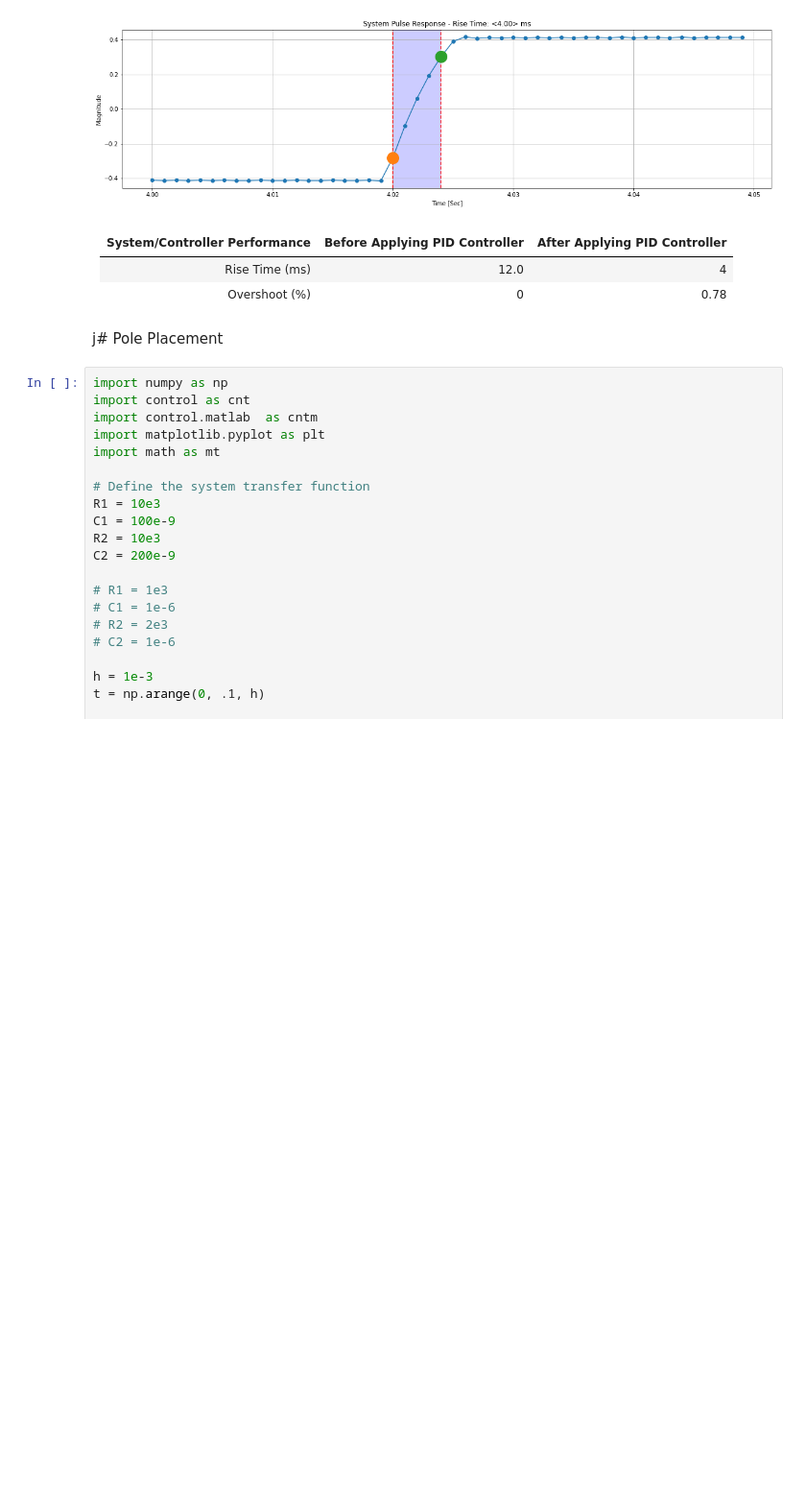
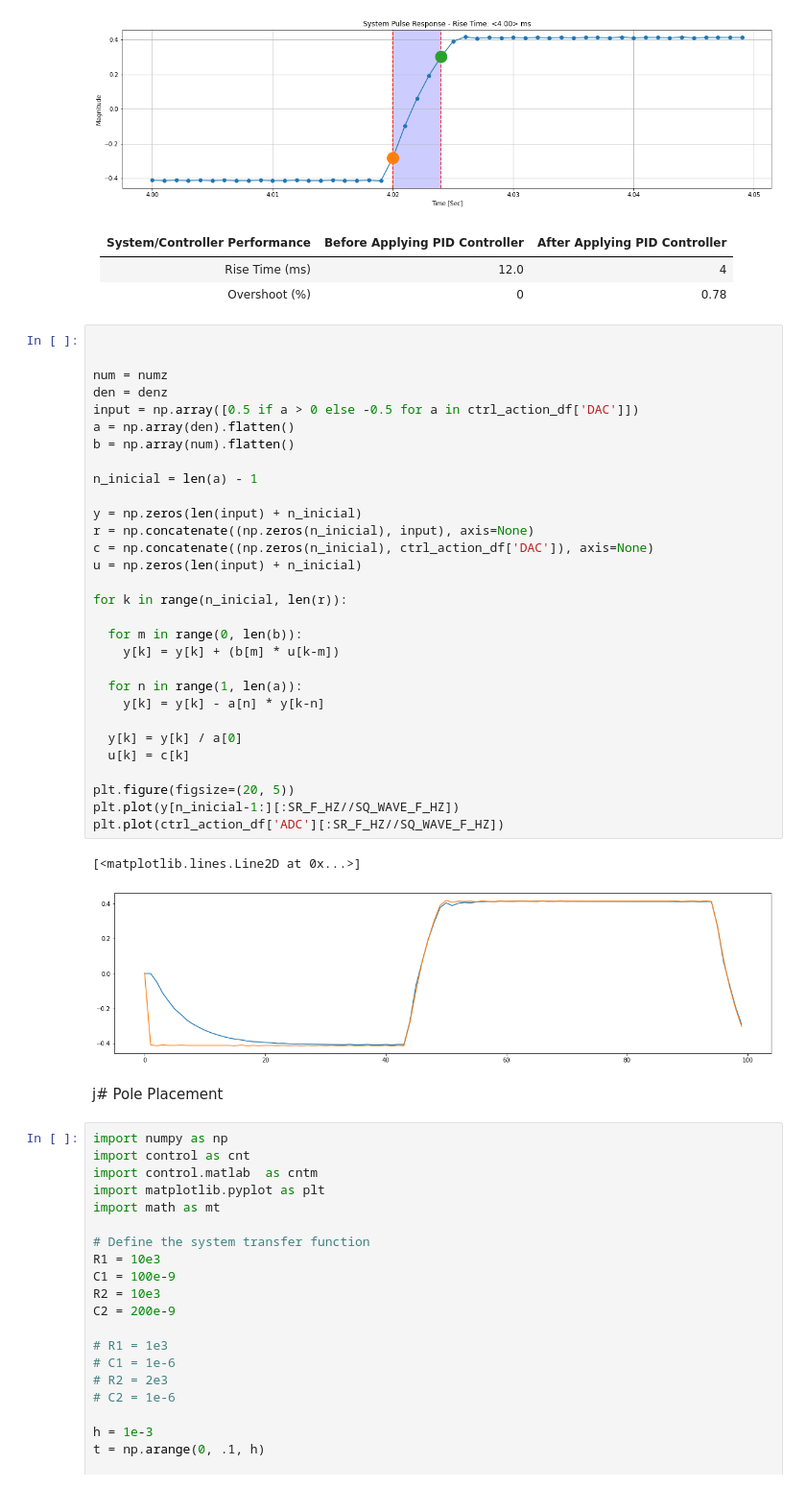
Before and after one commit to lorsi96/System-Identification-Control-for-RCRC-Circuit, a Jupyter notebook: informe.ipynb, the cells around one changed output. Shown at 96% size. Cells and saved outputs as stored; diff of their text form; blank space fills up the shorter version.

```diff
--- a/informe.ipynb
+++ b/informe.ipynb
@@ -511,6 +508,39 @@ Overshoot 0.78%
 |:------------------------------:|:------------------------------:|:------------------------------:|
 |         Rise Time (ms)         |             12.0               |                4               |
 |        Overshoot (%)          |               0                |              0.78              |
+# %%
+
+
+num = numz
+den = denz
+input = np.array([0.5 if a > 0 else -0.5 for a in ctrl_action_df['DAC']])
+a = np.array(den).flatten()
+b = np.array(num).flatten()
+
+n_inicial = len(a) - 1
+
+y = np.zeros(len(input) + n_inicial)
+r = np.concatenate((np.zeros(n_inicial), input), axis=None)
+c = np.concatenate((np.zeros(n_inicial), ctrl_action_df['DAC']), axis=None)
+u = np.zeros(len(input) + n_inicial)
+
+for k in range(n_inicial, len(r)):
+
+  for m in range(0, len(b)):
+    y[k] = y[k] + (b[m] * u[k-m])
+
+  for n in range(1, len(a)):
+    y[k] = y[k] - a[n] * y[k-n]
+
+  y[k] = y[k] / a[0]
+  u[k] = c[k]
+
+plt.figure(figsize=(20, 5))
+plt.plot(y[n_inicial-1:][:SR_F_HZ//SQ_WAVE_F_HZ])
+plt.plot(ctrl_action_df['ADC'][:SR_F_HZ//SQ_WAVE_F_HZ])
+# %% [output]
+[<matplotlib.lines.Line2D at 0x...>]
+[figure, added]
 # %% [markdown]
 j# Pole Placement
 # %%
```
Also changed, not shown: parts of 4 cells of this notebook.
